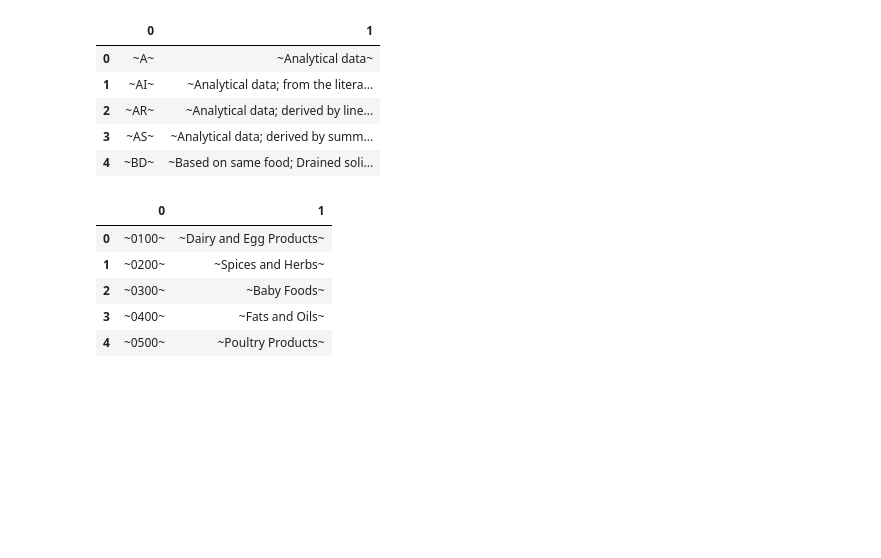
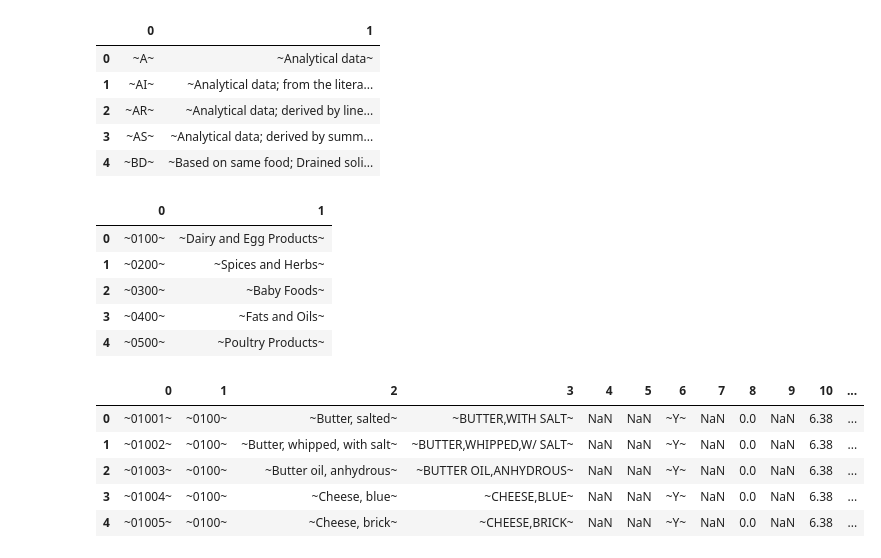
Before and after one commit to SalMaciel/nutrition_dataset, a Jupyter notebook: exploratory.ipynb, the cells around one changed output. Cells and saved outputs as stored; diff of their text form; code cells hidden in the pictures; blank space fills up the shorter version.

```diff
--- a/exploratory.ipynb
+++ b/exploratory.ipynb
@@ -42,3 +42,13 @@ FD_GROUP_df.head()
 | 2 | ~0300~ | ~Baby Foods~ |
 | 3 | ~0400~ | ~Fats and Oils~ |
 | 4 | ~0500~ | ~Poultry Products~ |
+# %%
+FOOD_DES_df = pd.read_csv("data/FOOD_DES.txt", sep = "^", header = None, encoding = "ISO-8859-1")
+FOOD_DES_df.head()
+# %% [output]
+|  | 0 | 1 | 2 | 3 | 4 | 5 | 6 | 7 | 8 | 9 | 10 | ... |
+| 0 | ~01001~ | ~0100~ | ~Butter, salted~ | ~BUTTER,WITH SALT~ | NaN | NaN | ~Y~ | NaN | 0.0 | NaN | 6.38 | ... |
+| 1 | ~01002~ | ~0100~ | ~Butter, whipped, with salt~ | ~BUTTER,WHIPPED,W/ SALT~ | NaN | NaN | ~Y~ | NaN | 0.0 | NaN | 6.38 | ... |
+| 2 | ~01003~ | ~0100~ | ~Butter oil, anhydrous~ | ~BUTTER OIL,ANHYDROUS~ | NaN | NaN | ~Y~ | NaN | 0.0 | NaN | 6.38 | ... |
+| 3 | ~01004~ | ~0100~ | ~Cheese, blue~ | ~CHEESE,BLUE~ | NaN | NaN | ~Y~ | NaN | 0.0 | NaN | 6.38 | ... |
+| 4 | ~01005~ | ~0100~ | ~Cheese, brick~ | ~CHEESE,BRICK~ | NaN | NaN | ~Y~ | NaN | 0.0 | NaN | 6.38 | ... |
```
Also changed, not shown: parts of 11 cells of this notebook.
